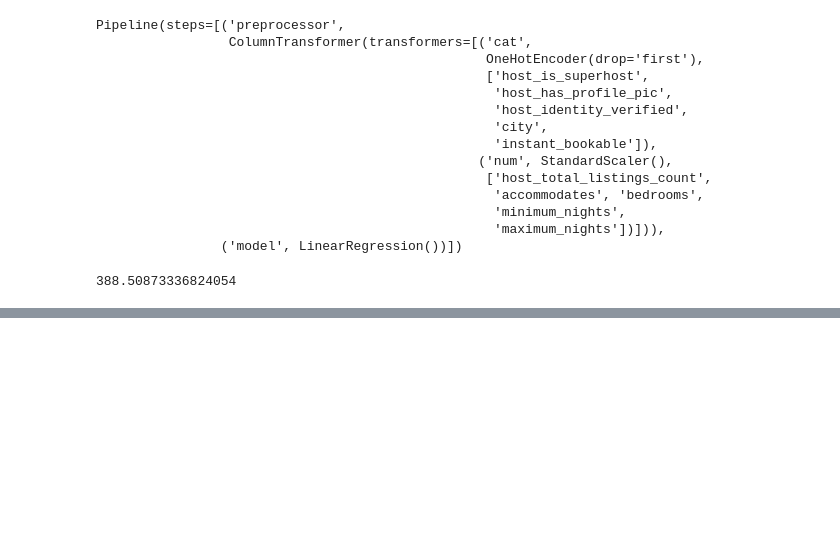
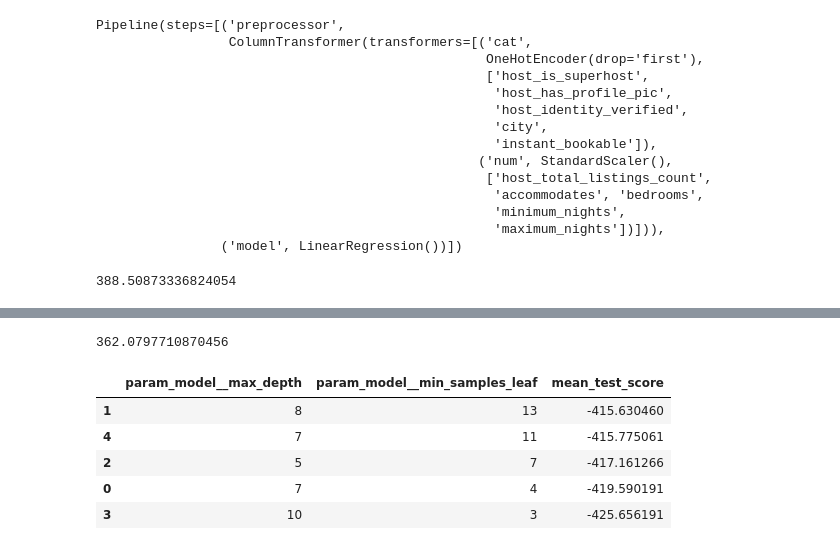
Before and after one commit to setu-shah/Airbnb-ML-Project, a Jupyter notebook: Jenn Final Deliverable.ipynb, the cells around one changed output, grey strips where cells are left out. Saved outputs shown, nothing was run; the diff lists cells and outputs as text; code cells hidden in the pictures; blank space fills up the shorter version.

Commit message:
pushing some code for grid hyperparameters

```diff
--- a/Jenn Final Deliverable.ipynb
+++ b/Jenn Final Deliverable.ipynb
@@ -442,0 +421,10 @@ pd.DataFrame(y_pred).describe()
+# %%
+from sklearn.ensemble import RandomForestRegressor
+from sklearn.pipeline import Pipeline
+
+rfr_pipeline = Pipeline([
+    ('preprocessor', preprocess_pipeline),
+    ('model', RandomForestRegressor())
+])
+
+rfr_pipeline.fit(X_train, y_train)
@@ -442,0 +446,7 @@ pd.DataFrame(y_pred).describe()
+# %%
+from sklearn.metrics import mean_squared_error
+
+y_pred = rfr_pipeline.predict(X_test)
+mean_squared_error(y_test, y_pred, squared=False)
+# %% [output]
+362.0797710870456
@@ -442,0 +455,23 @@ pd.DataFrame(y_pred).describe()
+# %%
+from sklearn.model_selection import RandomizedSearchCV
+from scipy.stats import randint
+
+#Setting up and checking the parameter grid
+
+param_distribs = [
+    {'model__max_depth': randint(low=1, high=11),
+     'model__min_samples_leaf': randint(low=1, high=16)}
+]
+
+random_search = RandomizedSearchCV(rfr_pipeline, param_distribs, n_iter=5, cv=3, scoring='neg_root_mean_squared_error', random_state=42)
+random_search.fit(X_train, y_train)
+random_cv_res = pd.DataFrame(random_search.cv_results_).sort_values(by='mean_test_score', ascending=False).head()[['param_model__max_depth', 'param_model__min_samples_leaf', 'mean_test_score']]
+# %%
+random_cv_res
+# %% [output]
+|  | param_model__max_depth | param_model__min_samples_leaf | mean_test_score |
+| 1 | 8 | 13 | -415.630460 |
+| 4 | 7 | 11 | -415.775061 |
+| 2 | 5 | 7 | -417.161266 |
+| 0 | 7 | 4 | -419.590191 |
+| 3 | 10 | 3 | -425.656191 |
```
Also changed, not shown: parts of 5 cells of this notebook.
